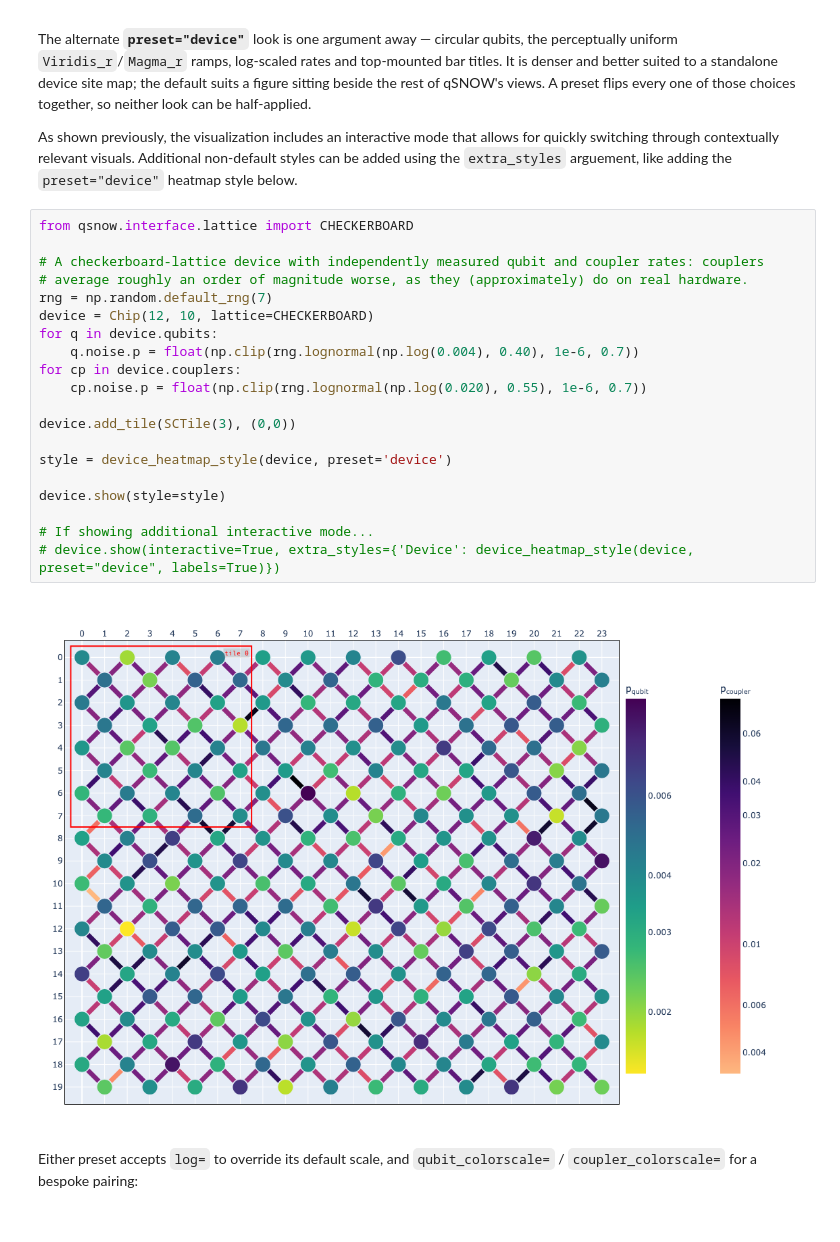
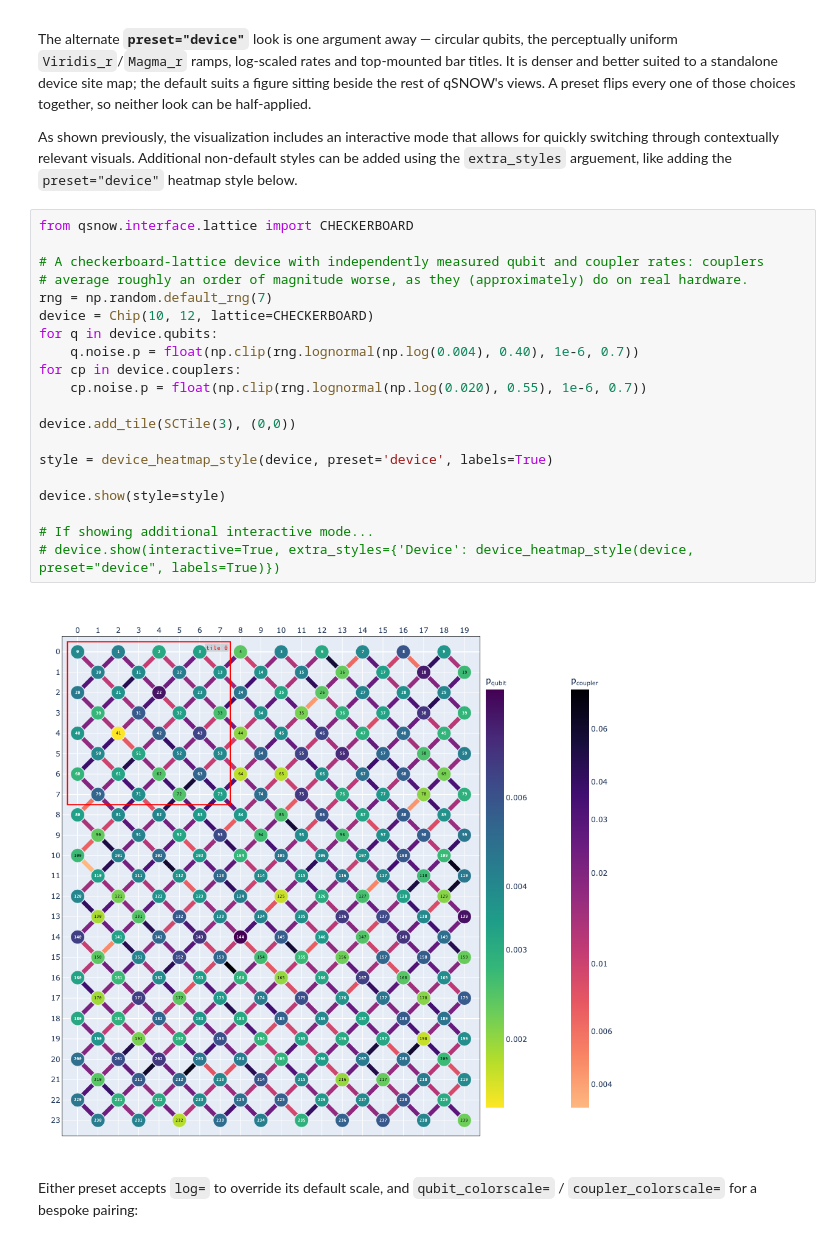
Before and after one commit to JacobSPalmer/qSNOW, a Jupyter notebook: demo/demo.ipynb, the cells around one changed output. Saved outputs shown, nothing was run; the diff lists cells and outputs as text.

```diff
--- a/demo/demo.ipynb
+++ b/demo/demo.ipynb
@@ -572,25 +574,25 @@ using the `extra_styles` arguement, like adding the `preset="device"` heatmap st
 # %%
 from qsnow.interface.lattice import CHECKERBOARD
 
 # A checkerboard-lattice device with independently measured qubit and coupler rates: couplers
 # average roughly an order of magnitude worse, as they (approximately) do on real hardware.
 rng = np.random.default_rng(7)
-device = Chip(12, 10, lattice=CHECKERBOARD)
+device = Chip(10, 12, lattice=CHECKERBOARD)
 for q in device.qubits:
     q.noise.p = float(np.clip(rng.lognormal(np.log(0.004), 0.40), 1e-6, 0.7))
 for cp in device.couplers:
     cp.noise.p = float(np.clip(rng.lognormal(np.log(0.020), 0.55), 1e-6, 0.7))
 
 device.add_tile(SCTile(3), (0,0))
 
-style = device_heatmap_style(device, preset='device')
+style = device_heatmap_style(device, preset='device', labels=True)
 
 device.show(style=style)
 
 # If showing additional interactive mode...
 # device.show(interactive=True, extra_styles={'Device': device_heatmap_style(device, preset="device", labels=True)})
 # %% [output]
-[figure, old version]
+[figure, new version]
 # %% [markdown]
 Either preset accepts `log=` to override its default scale, and `qubit_colorscale=` /
 `coupler_colorscale=` for a bespoke pairing:
```
Also changed, not shown: parts of 6 cells of this notebook, 1 other file.
